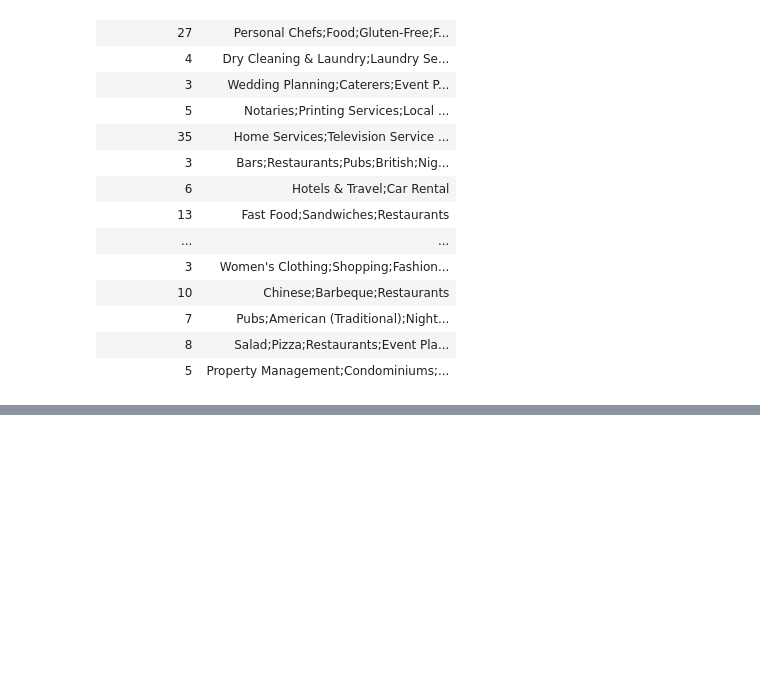
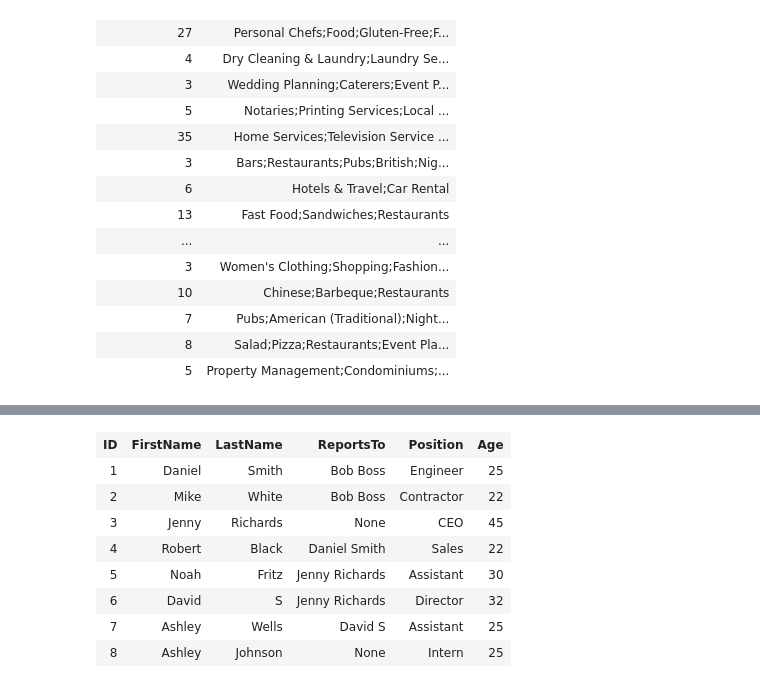
Before and after one commit to abdelrahmanfekryy/Algorithmic_Coding, a Jupyter notebook: SQL/main.ipynb, the cells around one changed output, grey strips where cells are left out. Cells and saved outputs as stored; diff of their text form; code cells hidden in the pictures; blank space fills up the shorter version.

```diff
--- a/SQL/main.ipynb
+++ b/SQL/main.ipynb
@@ -1004,0 +1255,14 @@ from yelp_business;
+# %%
+%%sql
+SELECT *
+FROM member_count
+# %% [output]
+| ID | FirstName | LastName | ReportsTo | Position | Age |
+| 1 | Daniel | Smith | Bob Boss | Engineer | 25 |
+| 2 | Mike | White | Bob Boss | Contractor | 22 |
+| 3 | Jenny | Richards | None | CEO | 45 |
+| 4 | Robert | Black | Daniel Smith | Sales | 22 |
+| 5 | Noah | Fritz | Jenny Richards | Assistant | 30 |
+| 6 | David | S | Jenny Richards | Director | 32 |
+| 7 | Ashley | Wells | David S | Assistant | 25 |
+| 8 | Ashley | Johnson | None | Intern | 25 |
```
Also changed, not shown: parts of 43 cells of this notebook, 2 other files.
